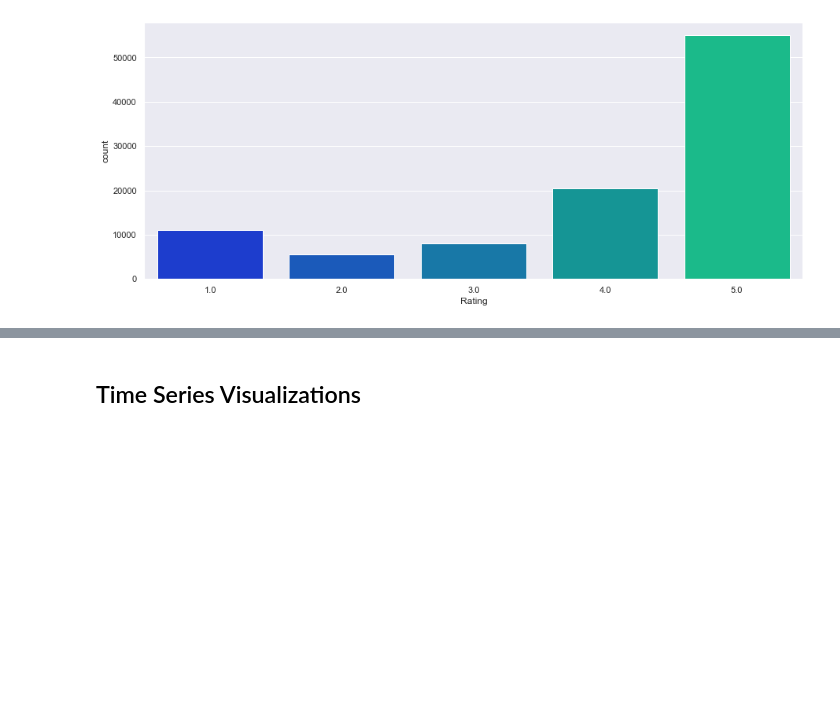
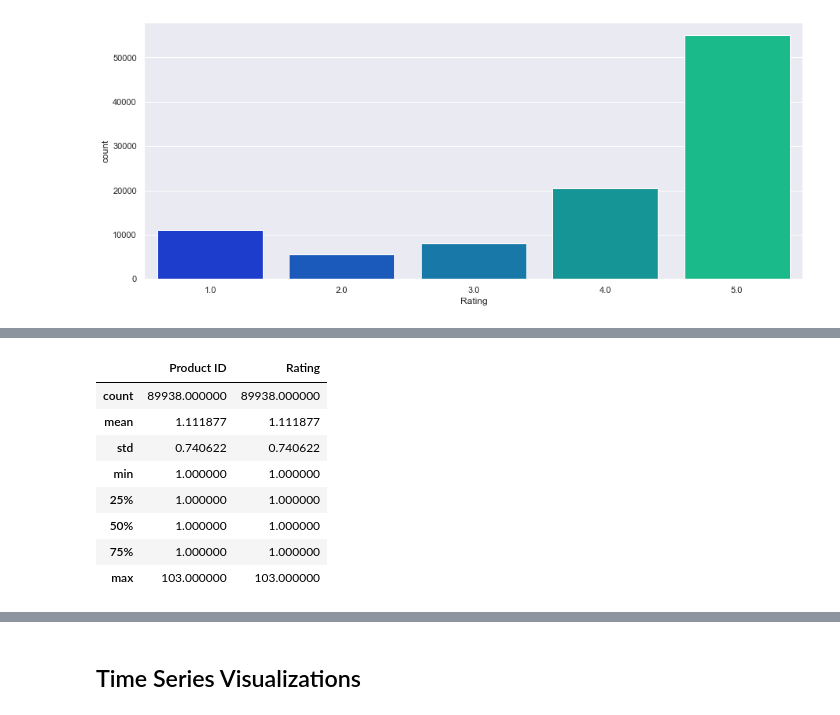
Before and after one commit to Shaheerairaj/Amazon-Product-Recommendation-System, a Jupyter notebook: Amazon Project/Amazon Project.ipynb, the cells around one changed output, grey strips where cells are left out. Saved outputs shown, nothing was run; the diff lists cells and outputs as text; code cells hidden in the pictures; blank space fills up the shorter version.

```diff
--- a/Amazon Project/Amazon Project.ipynb
+++ b/Amazon Project/Amazon Project.ipynb
@@ -114,0 +102,12 @@ Above we can see the number of ratings each user has given in the data set. The
+# %%
+df.groupby('User ID').count().describe()
+# %% [output]
+|  | Product ID | Rating |
+| count | 89938.000000 | 89938.000000 |
+| mean | 1.111877 | 1.111877 |
+| std | 0.740622 | 0.740622 |
+| min | 1.000000 | 1.000000 |
+| 25% | 1.000000 | 1.000000 |
+| 50% | 1.000000 | 1.000000 |
+| 75% | 1.000000 | 1.000000 |
+| max | 103.000000 | 103.000000 |
```
Also changed, not shown: parts of 14 cells of this notebook.
